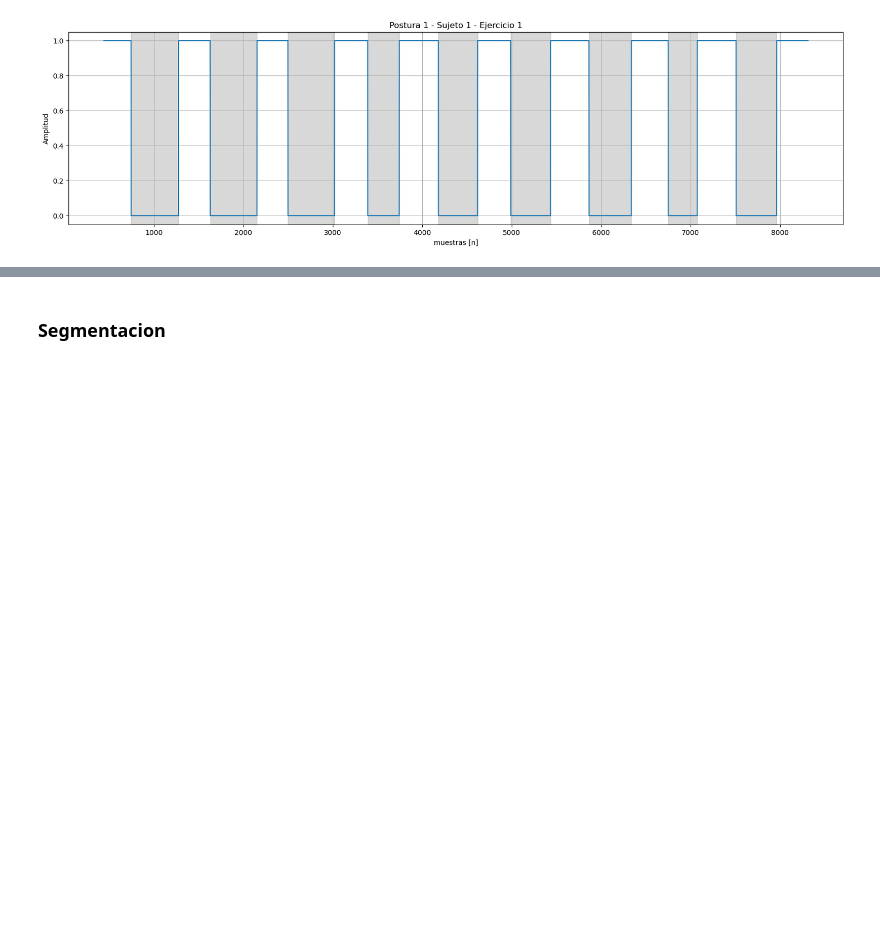
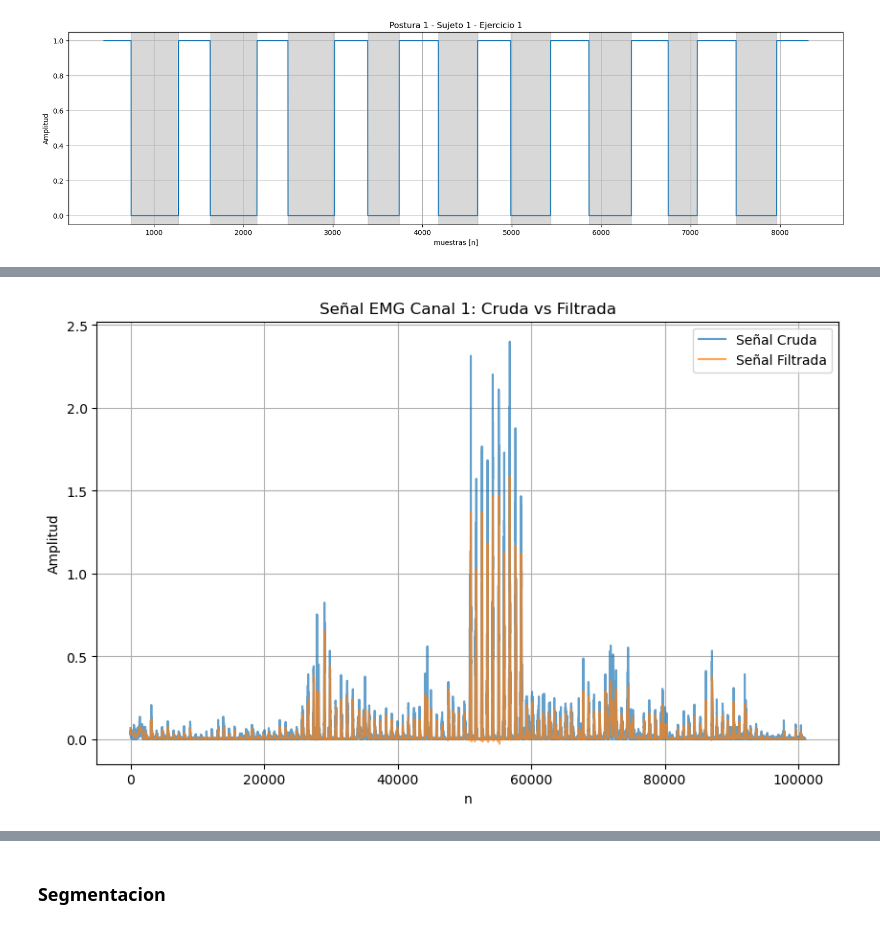
Before and after one commit to repos-especializacion-UdeA/monografia, a Jupyter notebook: notebooks/01_exploracion.ipynb, the cells around one changed output, grey strips where cells are left out. Drawn from its saved outputs; the diff is of its cells as text; code cells hidden in the pictures; blank space fills up the shorter version.

```diff
--- a/notebooks/01_exploracion.ipynb
+++ b/notebooks/01_exploracion.ipynb
@@ -182,0 +251,13 @@ graficar_medida2(signal_data_df,
+# %%
+# Por IA
+plt.figure(figsize=(10, 6))
+plt.plot(signal_emg_1.index, signal_emg_1['emg_1'], label='Señal Cruda', alpha=0.7)
+plt.plot(signal_emg_1_filt.index, signal_emg_1_filt['emg_1'], label='Señal Filtrada', alpha=0.7)
+plt.title('Señal EMG Canal 1: Cruda vs Filtrada')
+plt.xlabel('n')
+plt.ylabel('Amplitud')
+plt.legend()
+plt.grid(True)
+plt.show()
+# %% [output]
+[figure, added]
```
Also changed, not shown: parts of 16 cells of this notebook, 2 other files.
